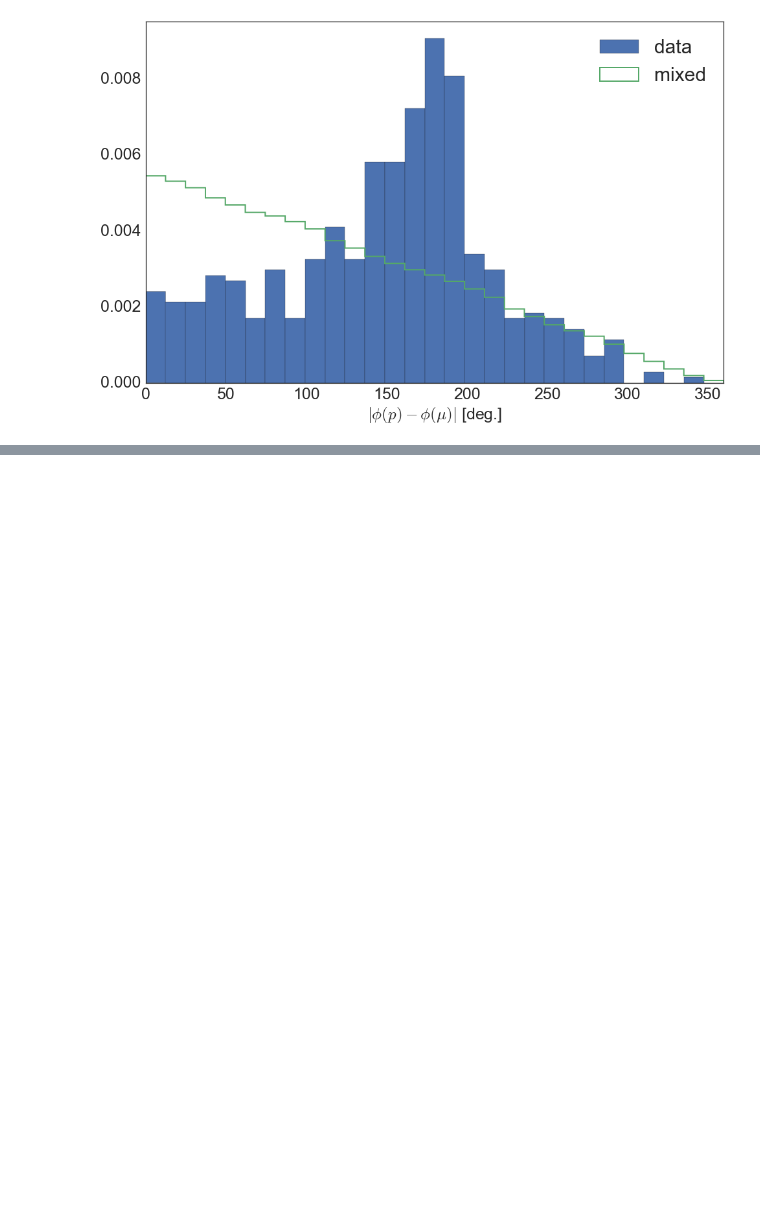
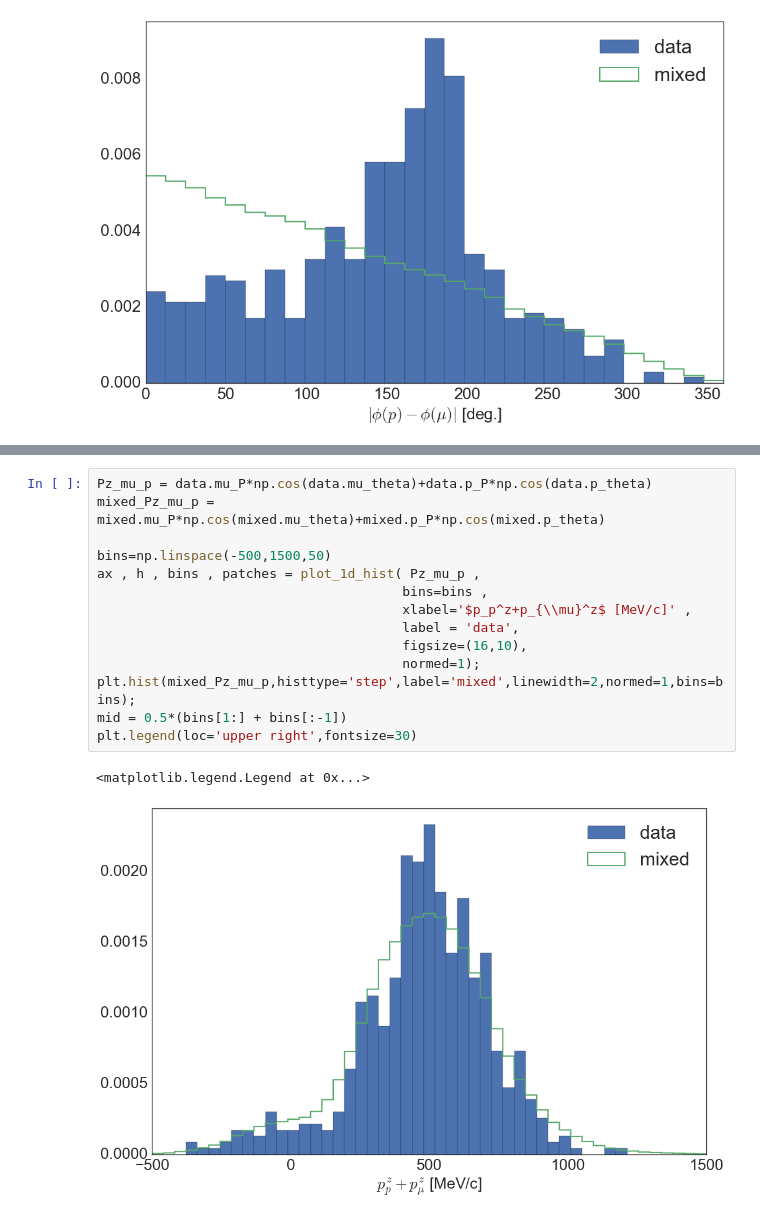
Before and after one commit to erezcoh4/AnalysisTreesInformation, a Jupyter notebook: AnaTreesPackage/notebooks/CCQE_events_anafile_plos.ipynb, the cells around one changed output, grey strips where cells are left out. Drawn from its saved outputs; the diff is of its cells as text; blank space fills up the shorter version.

```diff
--- a/AnaTreesPackage/notebooks/CCQE_events_anafile_plos.ipynb
+++ b/AnaTreesPackage/notebooks/CCQE_events_anafile_plos.ipynb
@@ -70,0 +116,17 @@ plt.legend(loc='upper right',fontsize=30)
+# %%
+Pz_mu_p = data.mu_P*np.cos(data.mu_theta)+data.p_P*np.cos(data.p_theta)
+mixed_Pz_mu_p = mixed.mu_P*np.cos(mixed.mu_theta)+mixed.p_P*np.cos(mixed.p_theta)
+
+bins=np.linspace(-500,1500,50)
+ax , h , bins , patches = plot_1d_hist( Pz_mu_p ,
+                                       bins=bins ,
+                                       xlabel='$p_p^z+p_{\\mu}^z$ [MeV/c]' ,
+                                       label = 'data',
+                                       figsize=(16,10),
+                                       normed=1);
+plt.hist(mixed_Pz_mu_p,histtype='step',label='mixed',linewidth=2,normed=1,bins=bins);
+mid = 0.5*(bins[1:] + bins[:-1])
+plt.legend(loc='upper right',fontsize=30)
+# %% [output]
+<matplotlib.legend.Legend at 0x...>
+[figure, added]
```
Also changed, not shown: parts of 6 cells of this notebook, 2 other files.
